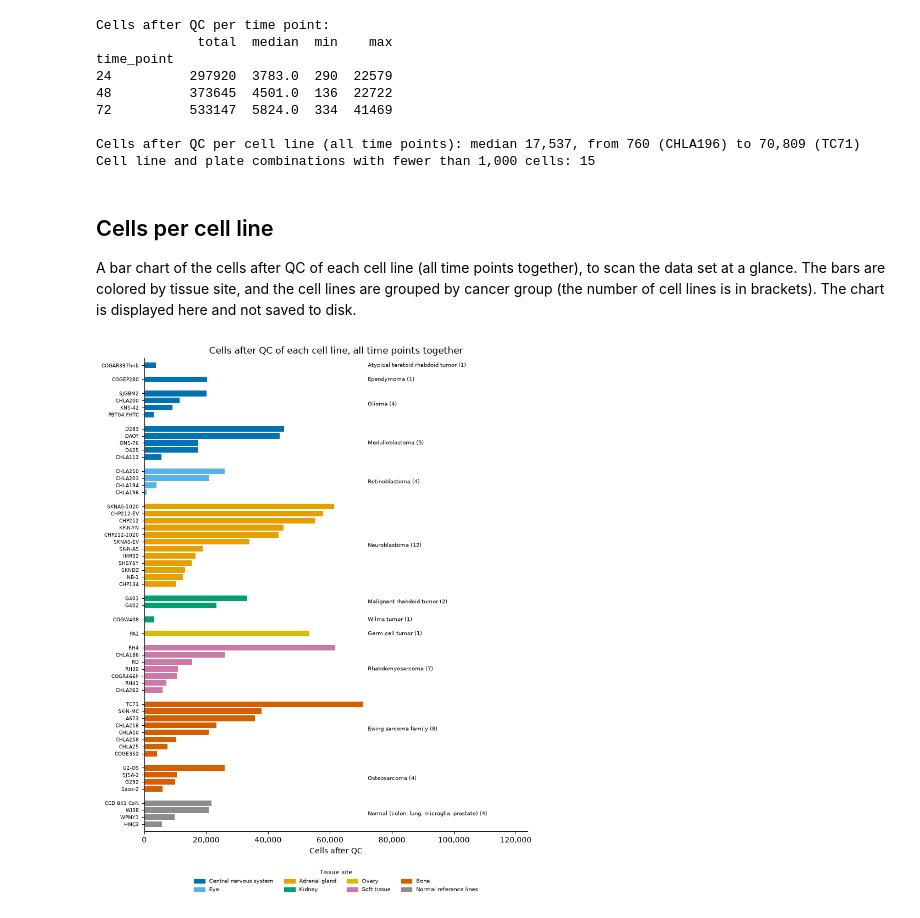
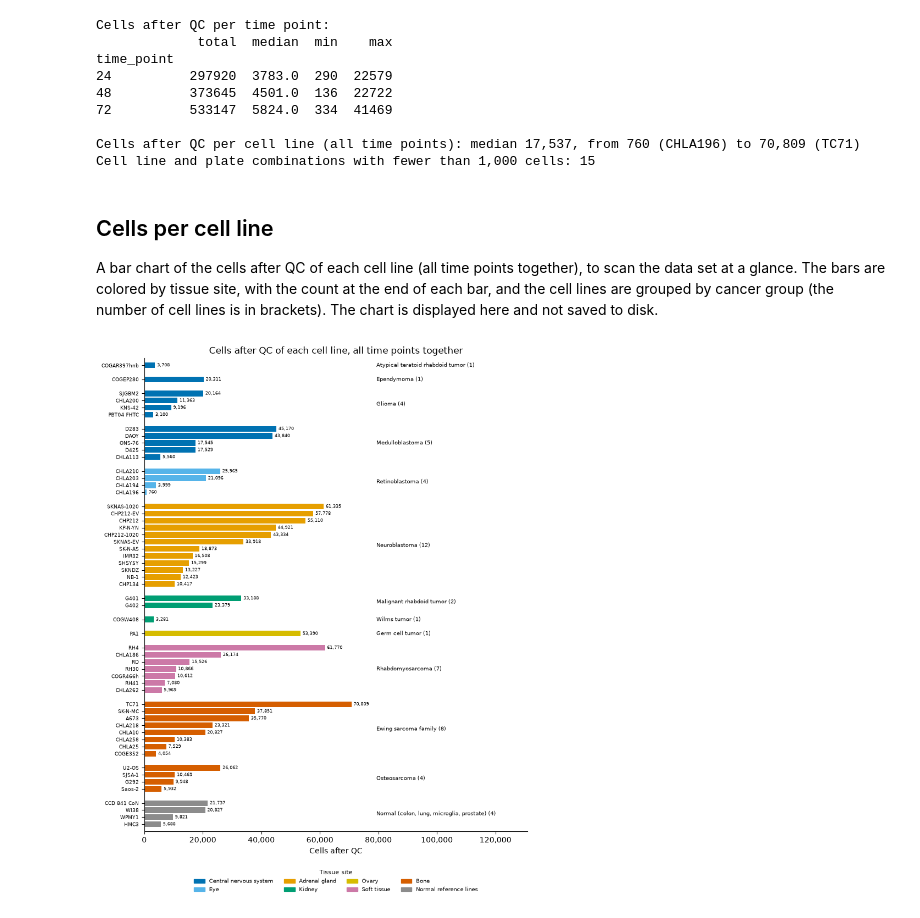
Before and after one commit to WayScience/pccma, a Jupyter notebook: 6.profile_analysis/0.cell_counts.ipynb, the cells around one changed output. Cells and saved outputs as stored; diff of their text form; code cells hidden in the pictures.

Commit message:
Add the cell count at the end of each bar in the cells after QC chart
Co-Authored-By: Claude Sonnet 5.5 <noreply@anthropic.com>

```diff
--- a/6.profile_analysis/0.cell_counts.ipynb
+++ b/6.profile_analysis/0.cell_counts.ipynb
@@ -126,7 +126,7 @@ Cell line and plate combinations with fewer than 1,000 cells: 15
 ## Cells per cell line
 
 A bar chart of the cells after QC of each cell line (all time points together), to scan the data set at a glance.
-The bars are colored by tissue site, and the cell lines are grouped by cancer group (the number of cell lines is in brackets).
+The bars are colored by tissue site, with the count at the end of each bar, and the cell lines are grouped by cancer group (the number of cell lines is in brackets).
 The chart is displayed here and not saved to disk.
 # %%
 # tissue site colors, the same as `site_colors` in themes.R (in the order of the body, head to toe)
@@ -139,33 +139,39 @@ site_colors = {
     "Soft tissue": "#CC79A7",
     "Bone": "#D55E00",
     "Normal reference lines": "#8C8C8C",
 }
 
 per_line = counts.groupby(["tissue_site", "cancer_group", "cell_line"], as_index=False)["cells_after_qc"].sum()
 per_line["site_rank"] = per_line["tissue_site"].map({site: rank for rank, site in enumerate(site_colors)})
 per_line = per_line.sort_values(["site_rank", "cancer_group", "cells_after_qc"], ascending=[True, True, False]).reset_index(drop=True)
 
 # one row per cell line, with a gap between cancer groups
 new_group = per_line["cancer_group"] != per_line["cancer_group"].shift()
 per_line["row"] = per_line.index + new_group.cumsum()
 
 fig, ax = plt.subplots(figsize=(9, 0.17 * len(per_line) + 2))
 ax.barh(per_line["row"], per_line["cells_after_qc"], color=per_line["tissue_site"].map(site_colors), height=0.8)
 ax.set_yticks(per_line["row"], per_line["cell_line"], fontsize=6.5)
 
 most_cells = per_line["cells_after_qc"].max()
+
+# the actual count at the end of each bar
+for _, line in per_line.iterrows():
+    ax.text(line["cells_after_qc"] + most_cells * 0.01, line["row"], f"{line['cells_after_qc']:,}", va="center", fontsize=6)
+
+# the cancer group (and its number of cell lines) to the right of the counts
 for group, group_rows in per_line.groupby("cancer_group", sort=False):
-    ax.text(most_cells * 1.02, group_rows["row"].mean(), f"{group} ({len(group_rows)})", va="center", fontsize=7)
+    ax.text(most_cells * 1.12, group_rows["row"].mean(), f"{group} ({len(group_rows)})", va="center", fontsize=7)
 
-ax.set_xlim(0, most_cells * 1.75)
+ax.set_xlim(0, most_cells * 1.85)
 ax.set_ylim(per_line["row"].max() + 1, per_line["row"].min() - 1)  # first cancer group on top
 ax.xaxis.set_major_formatter(StrMethodFormatter("{x:,.0f}"))
 ax.set(title="Cells after QC of each cell line, all time points together", xlabel="Cells after QC")
 ax.spines[["top", "right"]].set_visible(False)
 ax.legend(
     handles=[Patch(color=color, label=site) for site, color in site_colors.items() if site in set(per_line["tissue_site"])],
     title="Tissue site", ncol=4, fontsize=7, title_fontsize=8, frameon=False, loc="upper center", bbox_to_anchor=(0.5, -0.07),
 )
 plt.show()
 # %% [output]
-[figure, old version]
+[figure, new version]
```
Also changed, not shown: 1 other file.
